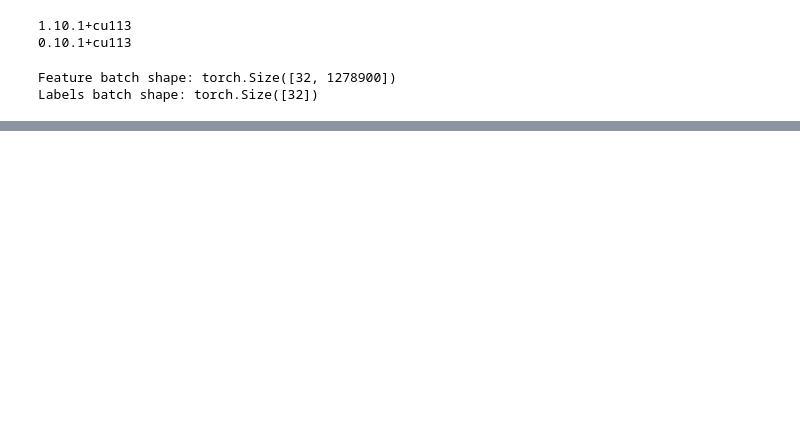
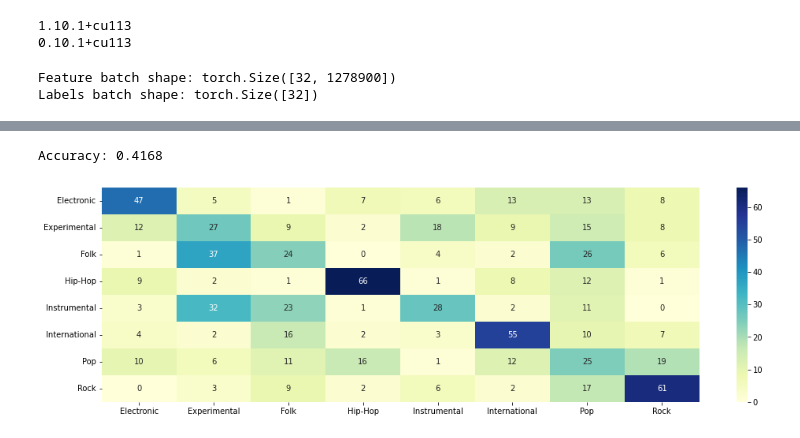
Before and after one commit to Data-Science-Community-SRM/Music-Genre-Classification-System, a Jupyter notebook: modelling.ipynb, the cells around one changed output, grey strips where cells are left out. Drawn from its saved outputs; the diff is of its cells as text; code cells hidden in the pictures; blank space fills up the shorter version.

```diff
--- a/modelling.ipynb
+++ b/modelling.ipynb
@@ -58,7 +58,7 @@ class FmaLoader(Dataset):
         mono_wv = waveform.mean(0)
         return mono_wv, GENRES.index(label)
 # %%
-train_dataloader = DataLoader(dataset=FmaLoader(audio_root=AUDIO_DIR, tracks_file="./fma/fma_metadata/fma_metadata/tracks.csv", split="training"), batch_size=32, shuffle=True)
+train_dataloader = DataLoader(dataset=FmaLoader(audio_root=AUDIO_DIR, tracks_file="./fma/fma_metadata/fma_metadata/tracks.csv", split="training"), batch_size=32, shuffle=True, pin_memory=True)
 train_features, train_labels = next(iter(train_dataloader))
 print(f"Feature batch shape: {train_features.size()}")
 print(f"Labels batch shape: {train_labels.size()}")
@@ -74,7 +74,7 @@ test_dataloader = DataLoader(dataset=FmaLoader(audio_root=AUDIO_DIR, tracks_file
 class TempConv(nn.Module):
     def __init__(self, input_channels, output_channels, shape=4, padding=2, pooling=4, dropout=0.1):
         super(TempConv, self).__init__()
-        self.conv = nn.Conv1d(input_channels, output_channels, shape, padding=padding)
+        self.conv = nn.Conv1d(input_channels, output_channels, shape, padding=padding, bias=False)
         self.bn = nn.BatchNorm1d(output_channels)
         self.relu = nn.ReLU()
         self.maxpool = nn.MaxPool1d(pooling)
@@ -264,0 +266,24 @@ cuda:0
+# %%
+# Load the best model
+#S = model #torch.load('checkpoint')
+#model.load_state_dict(S)
+print('loaded!')
+
+# Run evaluation
+model.eval()
+y_true = []
+y_pred = []
+
+with torch.no_grad():
+    for wav, genre_index in test_dataloader:
+        wav = wav.to(device)
+        genre_index = genre_index.to(device)
+
+        # reshape and aggregate chunk-level predictions
+        c, t = wav.size()
+        logits = model(wav.view(-1, t))
+        _, pred = torch.max(logits.data, 1)
+
+        # append labels and predictions
+        y_true.extend(genre_index.tolist())
+        y_pred.extend(pred.tolist())
@@ -264,0 +308,12 @@ cuda:0
+# %%
+import seaborn as sns
+from sklearn.metrics import confusion_matrix
+
+
+accuracy = accuracy_score(y_true, y_pred)
+cm = confusion_matrix(y_true, y_pred)
+sns.heatmap(cm, annot=True, xticklabels=GENRES, yticklabels=GENRES, cmap='YlGnBu')
+print('Accuracy: %.4f' % accuracy)
+# %% [output]
+Accuracy: 0.4168
+[figure, added]
```
Also changed, not shown: parts of 4 cells of this notebook.
